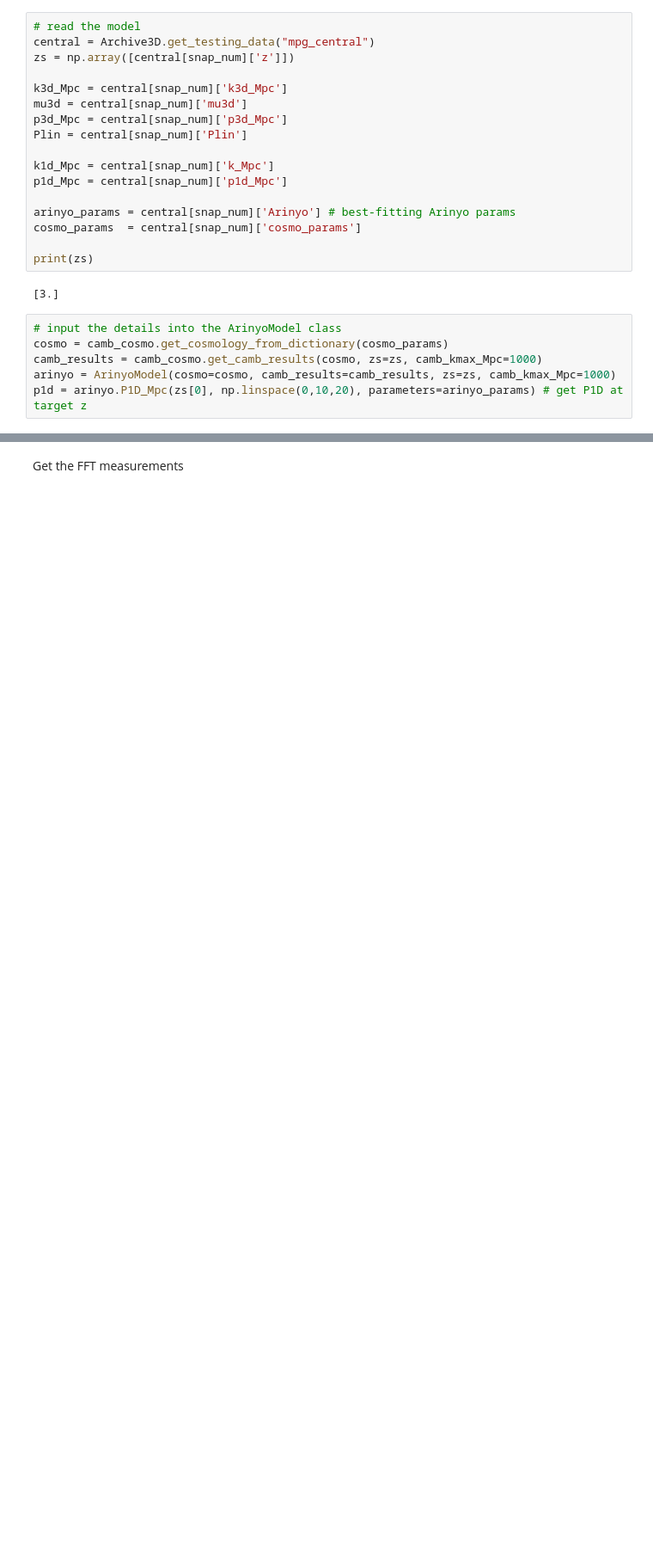
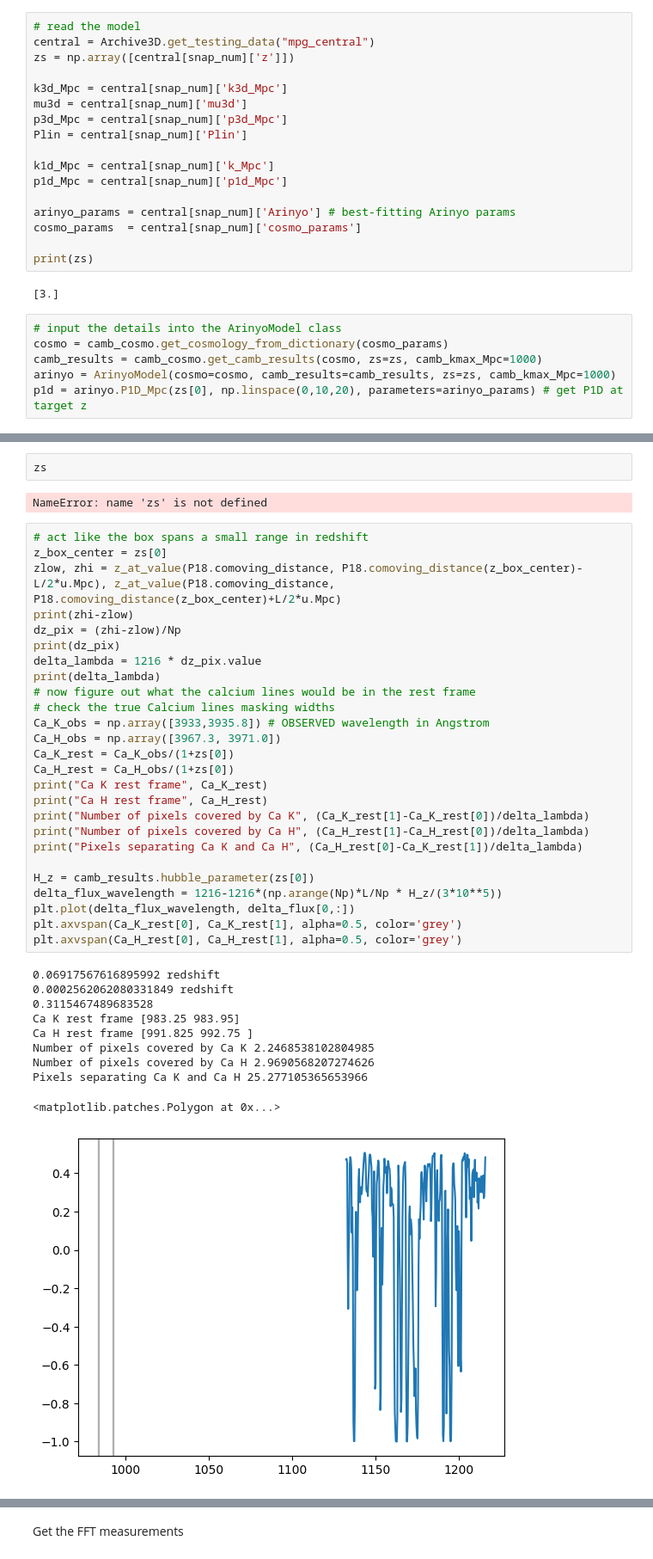
Before and after one commit to marlena6/px-optimal-estimator, a Jupyter notebook: p1d_masking.ipynb, the cells around one changed output, grey strips where cells are left out. Shown at 86% size. Saved outputs shown, nothing was run; the diff lists cells and outputs as text; blank space fills up the shorter version.

```diff
--- a/p1d_masking.ipynb
+++ b/p1d_masking.ipynb
@@ -418,0 +130,41 @@ p1d = arinyo.P1D_Mpc(zs[0], np.linspace(0,10,20), parameters=arinyo_params) # ge
+# %%
+zs
+# %% [output]
+NameError: name 'zs' is not defined
+# %%
+# act like the box spans a small range in redshift
+z_box_center = zs[0]
+zlow, zhi = z_at_value(P18.comoving_distance, P18.comoving_distance(z_box_center)-L/2*u.Mpc), z_at_value(P18.comoving_distance, P18.comoving_distance(z_box_center)+L/2*u.Mpc)
+print(zhi-zlow)
+dz_pix = (zhi-zlow)/Np
+print(dz_pix)
+delta_lambda = 1216 * dz_pix.value
+print(delta_lambda)
+# now figure out what the calcium lines would be in the rest frame
+# check the true Calcium lines masking widths
+Ca_K_obs = np.array([3933,3935.8]) # OBSERVED wavelength in Angstrom
+Ca_H_obs = np.array([3967.3, 3971.0])
+Ca_K_rest = Ca_K_obs/(1+zs[0])
+Ca_H_rest = Ca_H_obs/(1+zs[0])
+print("Ca K rest frame", Ca_K_rest)
+print("Ca H rest frame", Ca_H_rest)
+print("Number of pixels covered by Ca K", (Ca_K_rest[1]-Ca_K_rest[0])/delta_lambda)
+print("Number of pixels covered by Ca H", (Ca_H_rest[1]-Ca_H_rest[0])/delta_lambda)
+print("Pixels separating Ca K and Ca H", (Ca_H_rest[0]-Ca_K_rest[1])/delta_lambda)
+
+H_z = camb_results.hubble_parameter(zs[0])
+delta_flux_wavelength = 1216-1216*(np.arange(Np)*L/Np * H_z/(3*10**5))
+plt.plot(delta_flux_wavelength, delta_flux[0,:])
+plt.axvspan(Ca_K_rest[0], Ca_K_rest[1], alpha=0.5, color='grey')
+plt.axvspan(Ca_H_rest[0], Ca_H_rest[1], alpha=0.5, color='grey')
+# %% [output]
+0.06917567616895992 redshift
+0.0002562062080331849 redshift
+0.3115467489683528
+Ca K rest frame [983.25 983.95]
+Ca H rest frame [991.825 992.75 ]
+Number of pixels covered by Ca K 2.2468538102804985
+Number of pixels covered by Ca H 2.9690568207274626
+Pixels separating Ca K and Ca H 25.277105365653966
+<matplotlib.patches.Polygon at 0x...>
+[figure, added]
```
Also changed, not shown: parts of 55 cells of this notebook, 7 other files.
